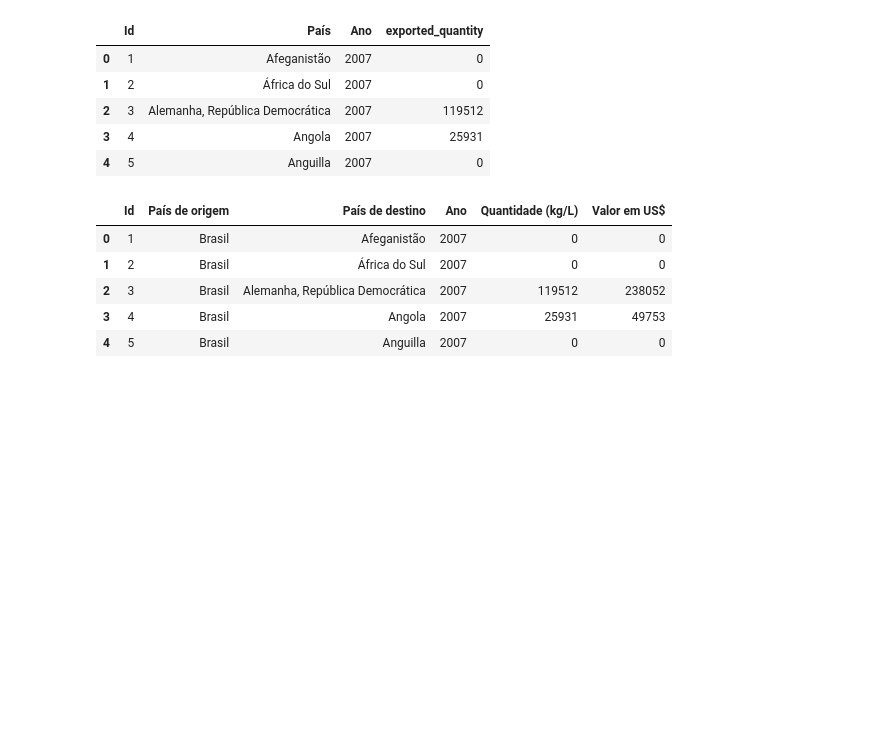
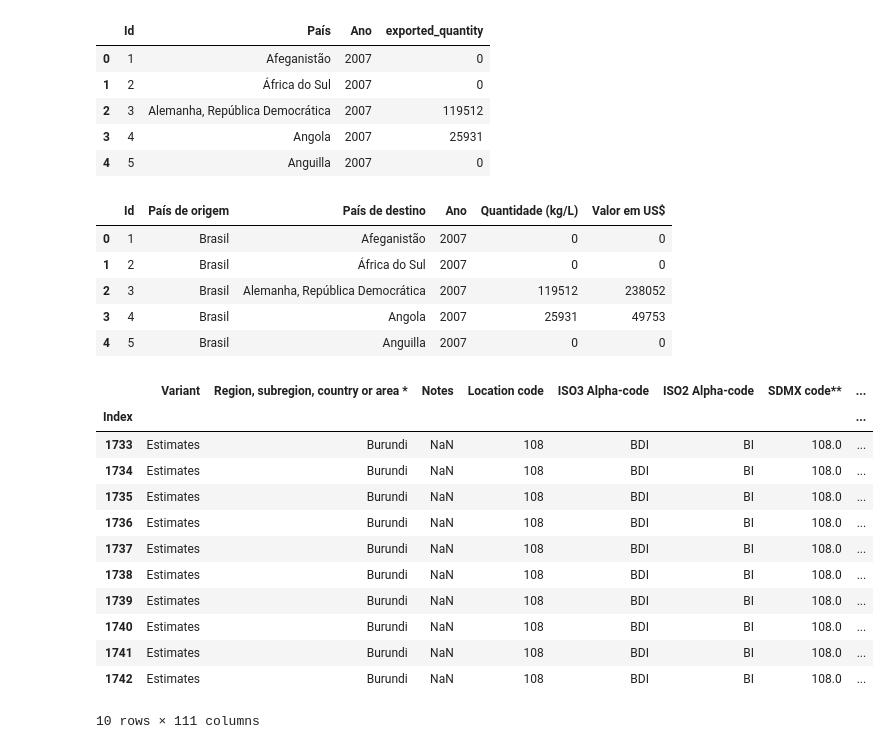
Before and after one commit to andersonpacheco1/Wine_Exports, a Jupyter notebook: assets/notebooks/analise_exploratoria.ipynb, the cells around one changed output. Cells and saved outputs as stored; diff of their text form; code cells hidden in the pictures; blank space fills up the shorter version.

Commit message:
Incluindo dados de tamanho populacional acima de 18 anos

```diff
--- a/assets/notebooks/analise_exploratoria.ipynb
+++ b/assets/notebooks/analise_exploratoria.ipynb
@@ -134,3 +135,26 @@ merged_data.head()
 | 4 | 5 | Brasil | Anguilla | 2007 | 0 | 0 |
 # %%
 merged_data.to_csv("../data/exported_data2007_2022.csv", index=False)
+# %%
+# Fazendo a leitura de dados demográficos sobre o tamanho da população por idade de cada país
+population_by_age = pd.read_excel('../data/population_by_age.xlsx', skiprows=16, header=0, index_col='Index')
+valores = population_by_age['Region, subregion, country or area *'].unique()
+# %%
+# Filtrando apenas os países, sem os grupos regionais
+population_by_age = population_by_age.loc[population_by_age['Type']=='Country/Area']
+# %%
+population_by_age.head(10)
+# %% [output]
+|  | Variant | Region, subregion, country or area * | Notes | Location code | ISO3 Alpha-code | ISO2 Alpha-code | SDMX code** | ... |
+| Index |  |  |  |  |  |  |  | ... |
+| 1733 | Estimates | Burundi | NaN | 108 | BDI | BI | 108.0 | ... |
+| 1734 | Estimates | Burundi | NaN | 108 | BDI | BI | 108.0 | ... |
+| 1735 | Estimates | Burundi | NaN | 108 | BDI | BI | 108.0 | ... |
+| 1736 | Estimates | Burundi | NaN | 108 | BDI | BI | 108.0 | ... |
+| 1737 | Estimates | Burundi | NaN | 108 | BDI | BI | 108.0 | ... |
+| 1738 | Estimates | Burundi | NaN | 108 | BDI | BI | 108.0 | ... |
+| 1739 | Estimates | Burundi | NaN | 108 | BDI | BI | 108.0 | ... |
+| 1740 | Estimates | Burundi | NaN | 108 | BDI | BI | 108.0 | ... |
+| 1741 | Estimates | Burundi | NaN | 108 | BDI | BI | 108.0 | ... |
+| 1742 | Estimates | Burundi | NaN | 108 | BDI | BI | 108.0 | ... |
+10 rows × 111 columns
```
Also changed, not shown: parts of 21 cells of this notebook, 10 other files.
